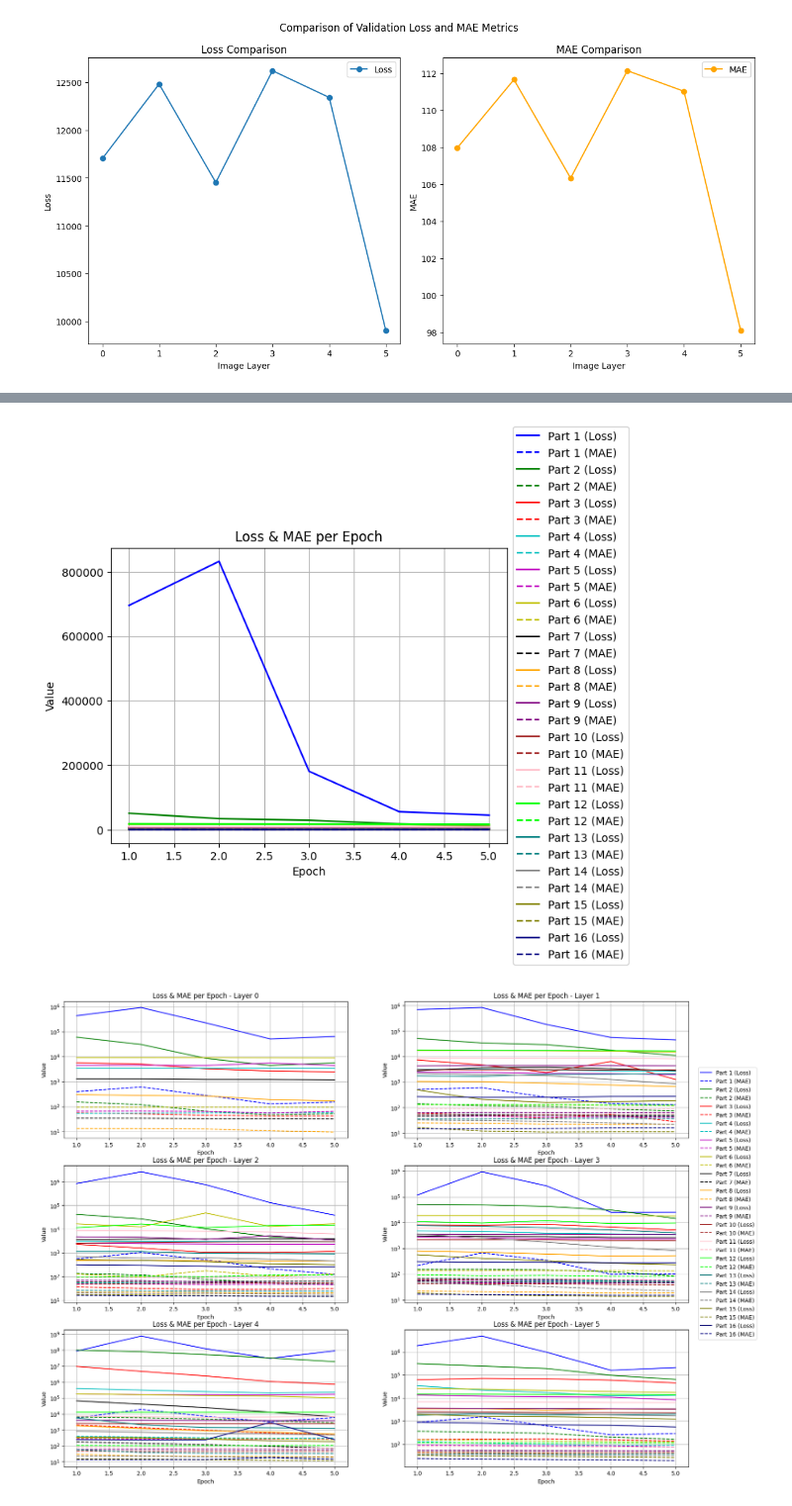
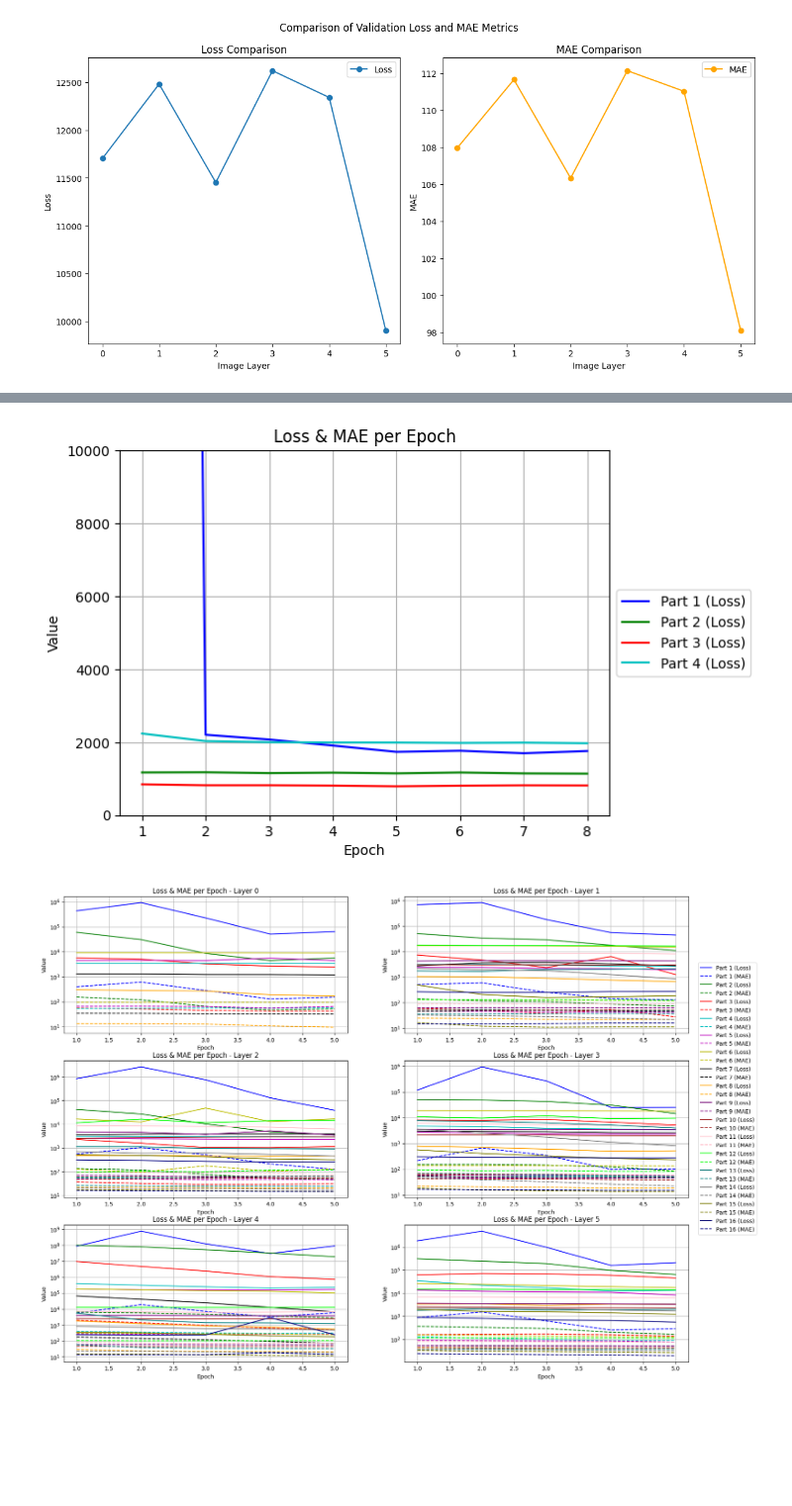
Before and after one commit to Benjaxmen/pm-prediction, a Jupyter notebook: image_conversion_no_gen.ipynb, the cells around one changed output, grey strips where cells are left out. Shown at 99% size. Cells and saved outputs as stored; diff of their text form; code cells hidden in the pictures; blank space fills up the shorter version.

```diff
--- a/image_conversion_no_gen.ipynb
+++ b/image_conversion_no_gen.ipynb
@@ -952,33 +968,34 @@ plt.show()
 # %%
 import matplotlib.pyplot as plt
 
 colors = ['b', 'g', 'r', 'c', 'm', 'y','k','orange', 'purple', 'brown', 'pink', 'lime', 'teal', 'gray', 'olive', 'navy']
 
 # Itera sobre cada full_history y grafica sus datos
 
-for a in range(len(full_history_1)):
+for a in range(len(full_history_0)):
     # Extrae los valores de loss y mae de la full_history actual
-    loss = full_history_1[a][0]
-    mae = full_history_1[a][1]
+    loss = full_history_0[a][0]
+    mae = full_history_0[a][1]
 
     # Grafica los valores de loss
     plt.plot(range(1, len(loss) + 1), loss, label=str('Part ')+str(a+1) + ' (Loss)', color=colors[a])
 
     # Grafica los valores de mae
-    plt.plot(range(1, len(mae) + 1), mae, label=str('Part ')+str(a+1) + ' (MAE)', linestyle='dashed', color=colors[a])
+    #plt.plot(range(1, len(mae) + 1), mae, label=str('Part ')+str(a+1) + ' (MAE)', linestyle='dashed', color=colors[a])
 
 # Agrega etiquetas al gráfico
 plt.xlabel('Epoch')
 plt.ylabel('Value')
+plt.ylim(0,10000)
 
 plt.title('Loss & MAE per Epoch')
 plt.legend(loc='center left', bbox_to_anchor=(1, 0.5)) # Coloca la leyenda fuera del gráfico
 plt.grid(True)
 
 # Muestra el gráfico
 plt.show()
 # %% [output]
-[figure, old version]
+[figure, new version]
 # %%
 num_filas = 3
 num_columnas = 2
```
Also changed, not shown: parts of 2 cells of this notebook.
